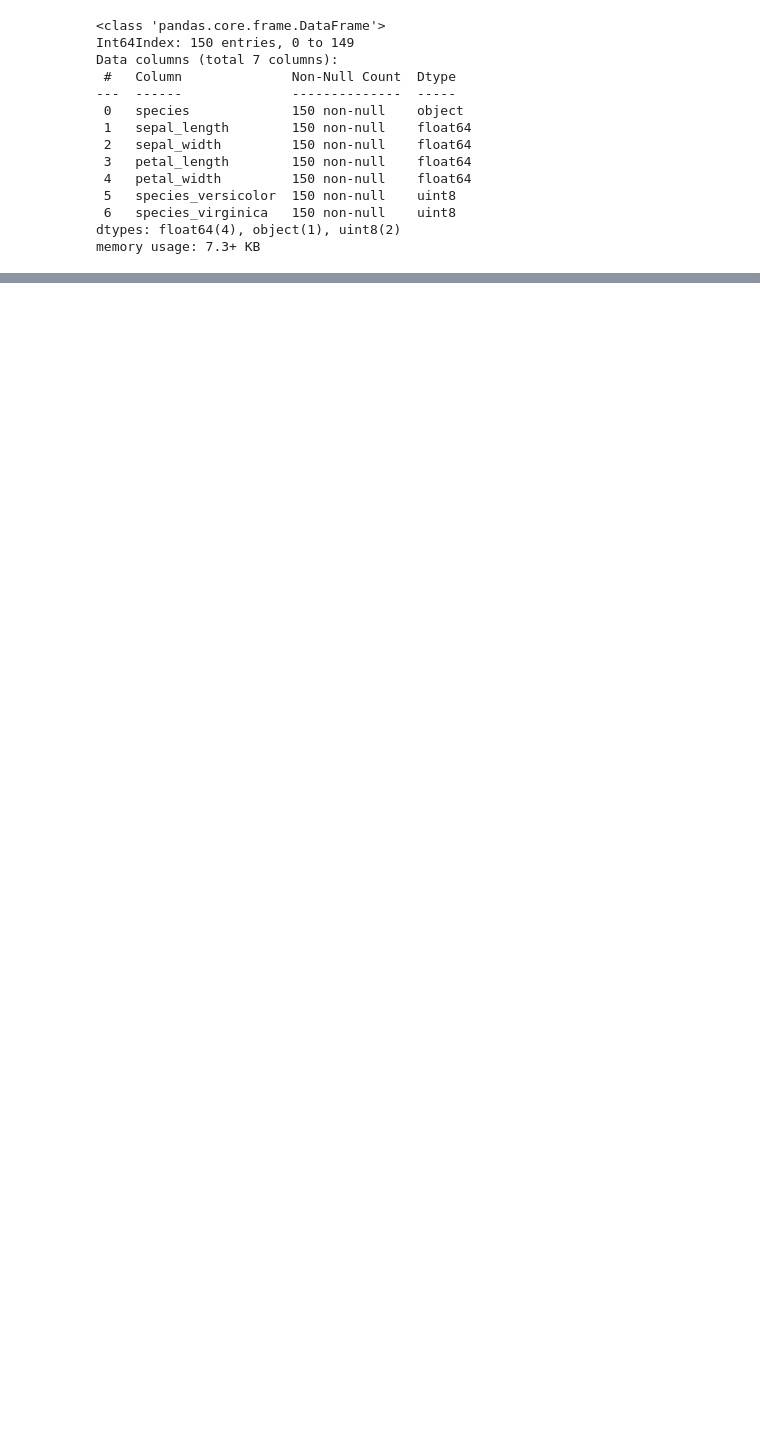
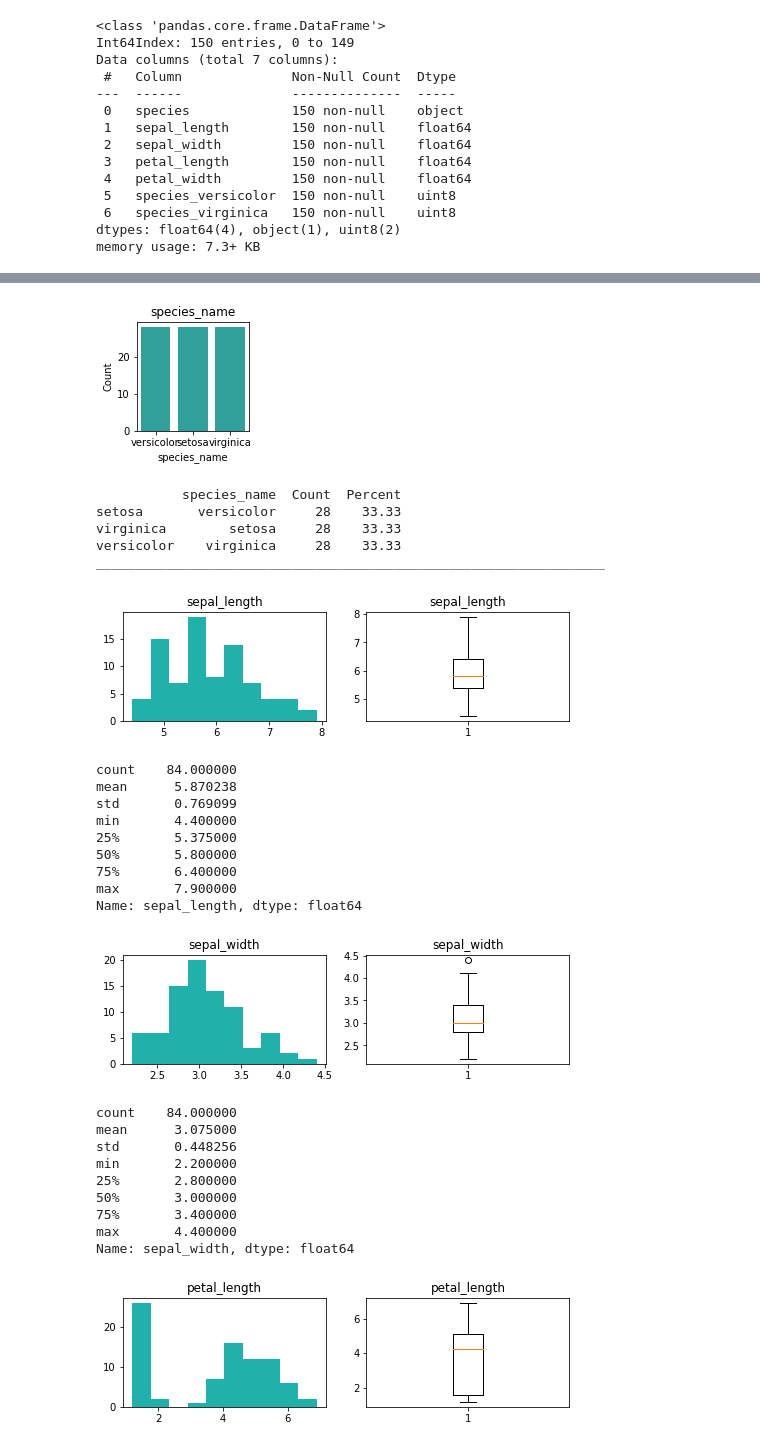
Before and after one commit to hrodjr/classification-exercises, a Jupyter notebook: classification_exercises.ipynb, the cells around one changed output, grey strips where cells are left out. Drawn from its saved outputs; the diff is of its cells as text; code cells hidden in the pictures; blank space fills up the shorter version.

```diff
--- a/classification_exercises.ipynb
+++ b/classification_exercises.ipynb
@@ -503,0 +532,4 @@ memory usage: 7.3+ KB
+# %%
+#remove measurement_id and species_id
+iris = df_iris.drop(columns=['measurement_id', 'species_id'])
+iris
@@ -503,0 +550,21 @@ memory usage: 7.3+ KB
+# %%
+def train_validate_test_split(iris, target, seed=123):
+    '''
+    This function takes in a dataframe, the name of the target variable
+    (for stratification purposes), and an integer for a setting a seed
+    and splits the data into train, validate and test.
+    Test is 20% of the original dataset, validate is .30*.80= 24% of the
+    original dataset, and train is .70*.80= 56% of the original dataset.
+    The function returns, in this order, train, validate and test dataframes.
+    '''
+    train_validate, test = train_test_split(iris, test_size=0.2,
+                                            random_state=seed,
+                                            stratify=iris[target])
+    train, validate = train_test_split(train_validate, test_size=0.3,
+                                       random_state=seed,
+                                       stratify=train_validate[target])
+    return train, validate, test
+# %%
+#split data into train, validate, test
+train, validate, test = train_validate_test_split(iris, target='species_name')
+train.head()
@@ -503,0 +590,33 @@ memory usage: 7.3+ KB
+# %%
+cat_vars = ['species_name']
+quant_vars = ['sepal_length','sepal_width','petal_length','petal_width']
+# %%
+explore.explore_univariate(train, cat_vars, quant_vars)
+# %% [output]
+[figure, added]
+           species_name  Count  Percent
+setosa       versicolor     28    33.33
+virginica        setosa     28    33.33
+versicolor    virginica     28    33.33
+_________________________________________________________________
+[figure, added]
+count    84.000000
+mean      5.870238
+std       0.769099
+min       4.400000
+25%       5.375000
+50%       5.800000
+75%       6.400000
+max       7.900000
+Name: sepal_length, dtype: float64
+[figure, added]
+count    84.000000
+mean      3.075000
+std       0.448256
+min       2.200000
+25%       2.800000
+50%       3.000000
+75%       3.400000
+max       4.400000
+Name: sepal_width, dtype: float64
+[figure, added]
```
Also changed, not shown: parts of 11 cells of this notebook.
